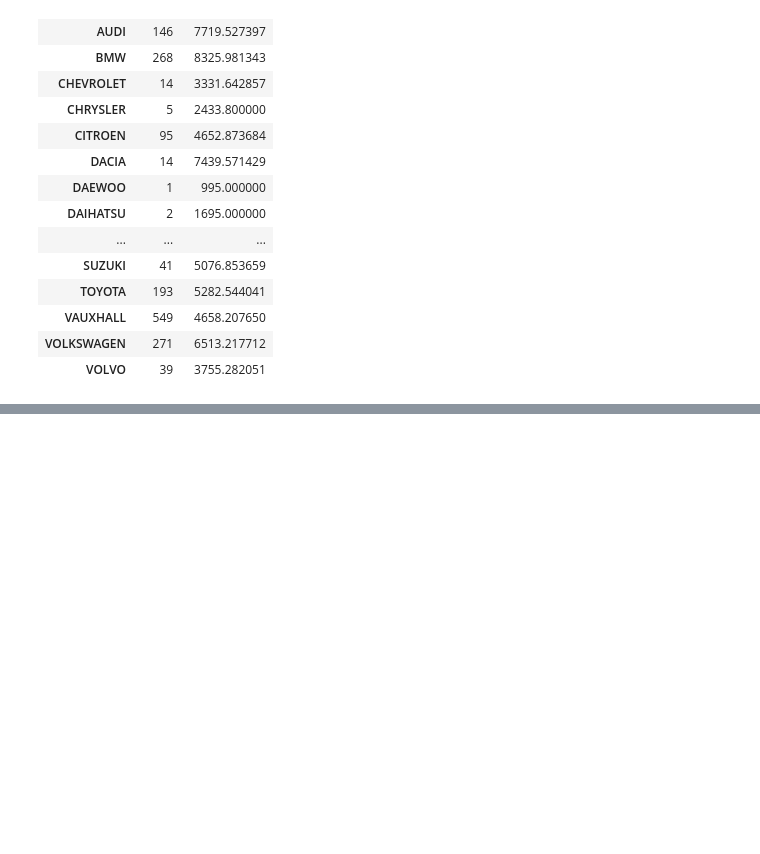
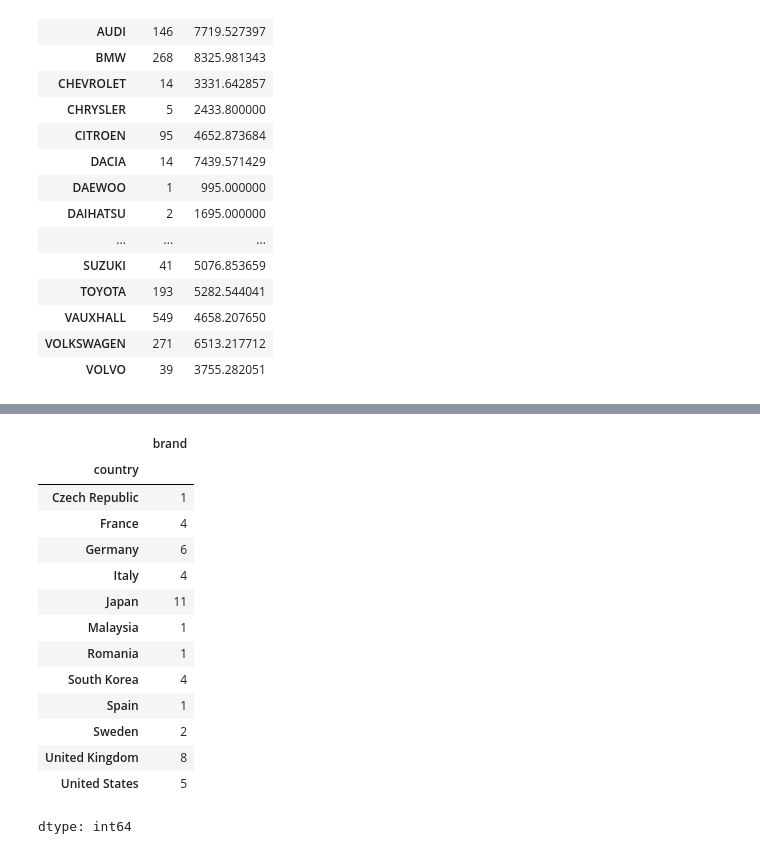
Before and after one commit to kahram-y/first-repository, a Jupyter notebook: DataCleansing/datatrans.ipynb, the cells around one changed output, grey strips where cells are left out. Cells and saved outputs as stored; diff of their text form; code cells hidden in the pictures; blank space fills up the shorter version.

```diff
--- a/DataCleansing/datatrans.ipynb
+++ b/DataCleansing/datatrans.ipynb
@@ -670 +690,20 @@ pca = PCA(7)
+# %%
+# 국가별로 브랜드의 개수를 계산
+bonus_df.groupby('country')['brand'].nunique()
+# %% [output]
+|  | brand |
+| country |  |
+| Czech Republic | 1 |
+| France | 4 |
+| Germany | 6 |
+| Italy | 4 |
+| Japan | 11 |
+| Malaysia | 1 |
+| Romania | 1 |
+| South Korea | 4 |
+| Spain | 1 |
+| Sweden | 2 |
+| United Kingdom | 8 |
+| United States | 5 |
+dtype: int64
 # %%
```
Also changed, not shown: parts of 12 cells of this notebook.
